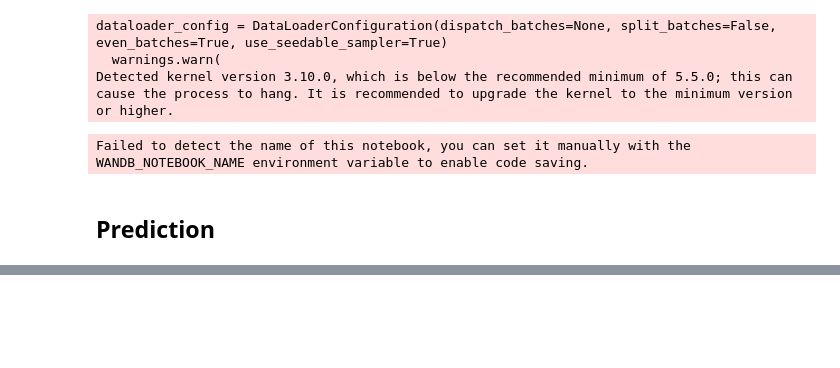
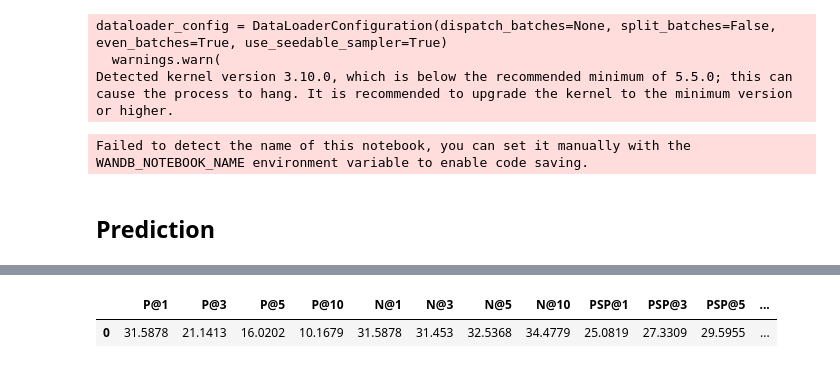
Before and after one commit to suchith720/xc_nlg, a Jupyter notebook: nbs/64-ngame-ep-for-wikiseealso-with-entropy-loss.ipynb, the cells around one changed output, grey strips where cells are left out. Saved outputs shown, nothing was run; the diff lists cells and outputs as text; code cells hidden in the pictures; blank space fills up the shorter version.

```diff
--- a/nbs/64-ngame-ep-for-wikiseealso-with-entropy-loss.ipynb
+++ b/nbs/64-ngame-ep-for-wikiseealso-with-entropy-loss.ipynb
@@ -172,0 +270,23 @@ display_metric(o.metrics)
+# %%
+prop = xc_metrics.compute_inv_propesity(block.train.dset.data.data_lbl, A=0.55, B=1.5)
+fuser = ScoreFusion(prop)
+# %%
+fuser.fit(preds['entropy'][0], preds['ngame'][0], block.train.dset.data.data_lbl, n_samples=20_000)
+# %%
+pred = fuser.predict(preds['entropy'][1], preds['ngame'][1], beta=0.1)
+# %%
+output = {
+    'targ_idx': torch.tensor(block.test.dset.data.data_lbl.indices),
+    'targ_ptr': torch.tensor([q-p for p,q in zip(block.test.dset.data.data_lbl.indptr, block.test.dset.data.data_lbl.indptr[1:])]),
+    'pred_idx': torch.tensor(pred.indices),
+    'pred_ptr': torch.tensor([q-p for p,q in zip(pred.indptr, pred.indptr[1:])]),
+    'pred_score': torch.tensor(pred.data),
+}
+# %%
+metric = PrecRecl(block.n_lbl, block.test.data_lbl_filterer, prop=block.train.dset.data.data_lbl,
+                  pk=10, rk=200, rep_pk=[1, 3, 5, 10], rep_rk=[10, 100, 200])
+m = metric(**output)
+display_metric(m, remove_prefix=False)
+# %% [output]
+|  | P@1 | P@3 | P@5 | P@10 | N@1 | N@3 | N@5 | N@10 | PSP@1 | PSP@3 | PSP@5 | ... |
+| 0 | 31.5878 | 21.1413 | 16.0202 | 10.1679 | 31.5878 | 31.453 | 32.5368 | 34.4779 | 25.0819 | 27.3309 | 29.5955 | ... |
```
Also changed, not shown: parts of 34 cells of this notebook, 18 other files.
